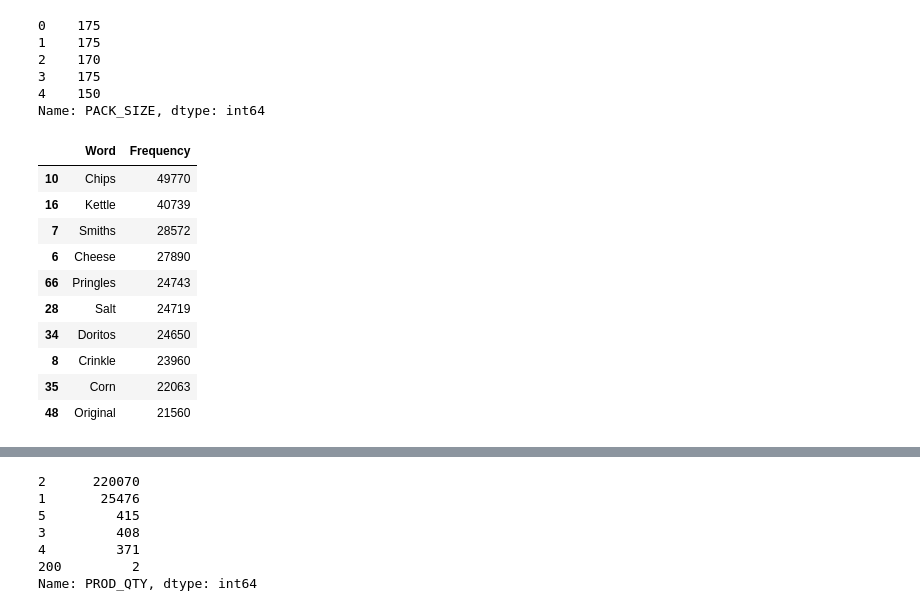
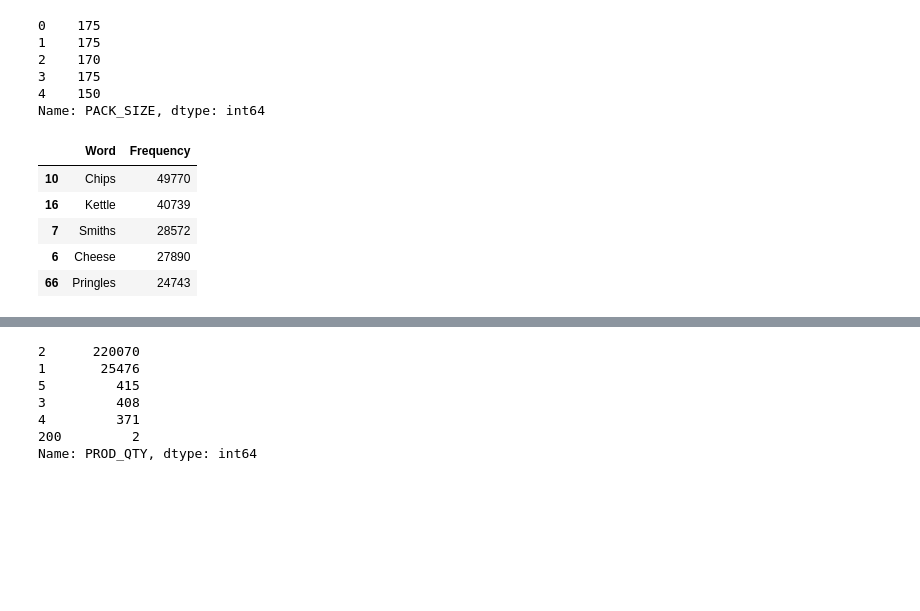
Before and after one commit to Johnson-a-hash/quantium-virtual-program, a Jupyter notebook: Quantium Module 1.ipynb, the cells around one changed output, grey strips where cells are left out. Cells and saved outputs as stored; diff of their text form; code cells hidden in the pictures; blank space fills up the shorter version.

```diff
--- a/Quantium Module 1.ipynb
+++ b/Quantium Module 1.ipynb
@@ -185,30 +185,25 @@ transactionData['PROD_NAME'] = transactionData['PROD_NAME'].apply(clean_text)
 # %%
 # Create one giant string and apply 'word_tokenize' to separate the words
 
-prod_clean = transactionData['PROD_NAME']
-string = ''.join(prod_clean)
-prod_words = word_tokenize(string)
+cleanProdName = transactionData['PROD_NAME']
+string = ''.join(cleanProdName)
+prodWord = word_tokenize(string)
 # %%
 # Apply 'fdist' function which computes the frequency of each token and put it into a dataframe
 
-word_freq = fdist(prod_words)
-freq_df = pd.DataFrame(list(word_freq.items()), columns = ["Word","Frequency"]).sort_values(by = 'Frequency', ascending = False)
+wordFrequency = fdist(prodWord)
+freq_df = pd.DataFrame(list(wordFrequency.items()), columns = ["Word", "Frequency"]).sort_values(by = 'Frequency', ascending = False)
 # %%
 # Let's see the top 5 most frequent words
 
-freq_df.head(10)
+freq_df.head()
 # %% [output]
 |  | Word | Frequency |
 | 10 | Chips | 49770 |
 | 16 | Kettle | 40739 |
 | 7 | Smiths | 28572 |
 | 6 | Cheese | 27890 |
 | 66 | Pringles | 24743 |
-| 28 | Salt | 24719 |
-| 34 | Doritos | 24650 |
-| 8 | Crinkle | 23960 |
-| 35 | Corn | 22063 |
-| 48 | Original | 21560 |
 # %%
 # Drop rows with 'salsa' in 'PROD_NAME'
 
```
Also changed, not shown: parts of 25 cells of this notebook.
